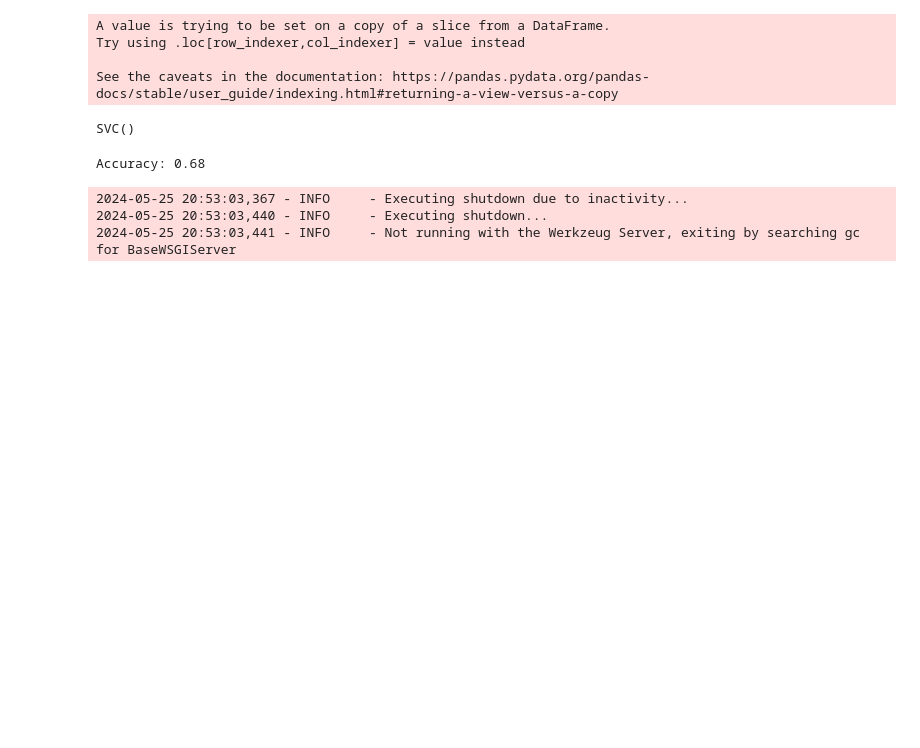
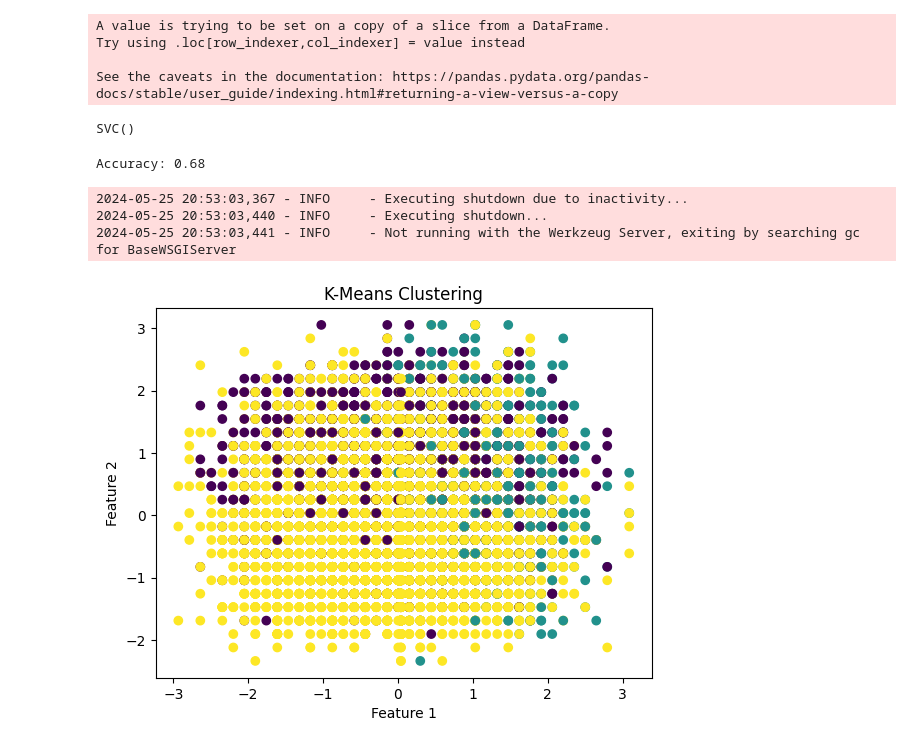
Before and after one commit to Tuwaiq-DS-ML-bootcamp-V-6/Use-case-7, a Jupyter notebook: EDA explain template.ipynb, the cells around one changed output. Saved outputs shown, nothing was run; the diff lists cells and outputs as text; code cells hidden in the pictures; blank space fills up the shorter version.

```diff
--- a/EDA explain template.ipynb
+++ b/EDA explain template.ipynb
@@ -1281,3 +1283,32 @@ Accuracy: 0.68
 2024-05-25 20:53:03,367 - INFO     - Executing shutdown due to inactivity...
 2024-05-25 20:53:03,440 - INFO     - Executing shutdown...
 2024-05-25 20:53:03,441 - INFO     - Not running with the Werkzeug Server, exiting by searching gc for BaseWSGIServer
+# %%
+# Select only numeric columns for scaling
+numeric_data = sports_df.select_dtypes(include=['float64', 'int64'])
+
+# Alternatively, if you need to handle specific non-numeric columns
+# data['column_name'] = data['column_name'].apply(pd.to_numeric, errors='coerce')
+
+# Drop rows with NaN values that resulted from conversion
+numeric_data = numeric_data.dropna()
+# %%
+# Scale the numeric data
+scaler = StandardScaler()
+scaled_data = scaler.fit_transform(numeric_data)
+# %%
+# K-Means Clustering
+from sklearn.cluster import KMeans
+import matplotlib.pyplot as plt
+
+kmeans = KMeans(n_clusters=3)
+kmeans.fit(scaled_data)
+numeric_data['Cluster'] = kmeans.labels_
+
+plt.scatter(scaled_data[:, 0], scaled_data[:, 1], c=kmeans.labels_, cmap='viridis')
+plt.xlabel('Feature 1')
+plt.ylabel('Feature 2')
+plt.title('K-Means Clustering')
+plt.show()
+# %% [output]
+[figure, added]
```
Also changed, not shown: parts of 3 cells of this notebook, 1 other file.
